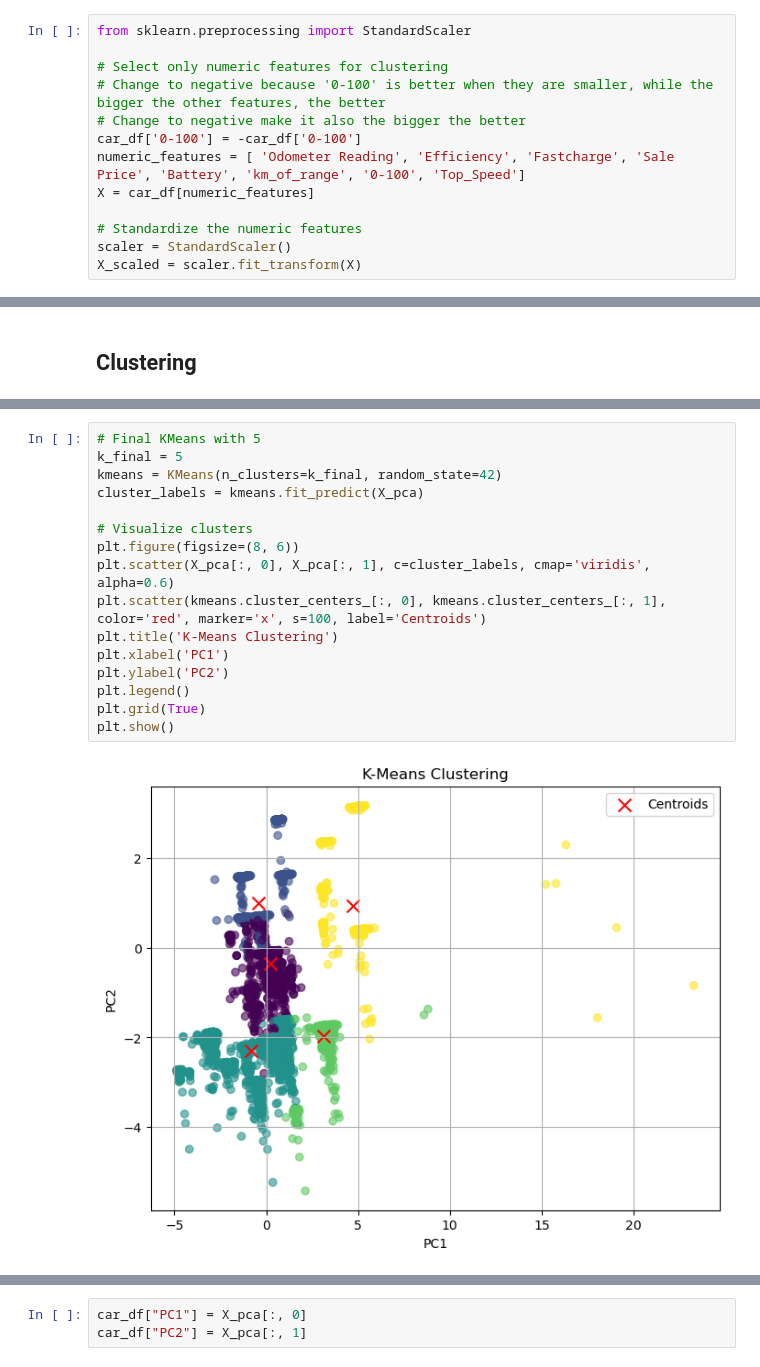
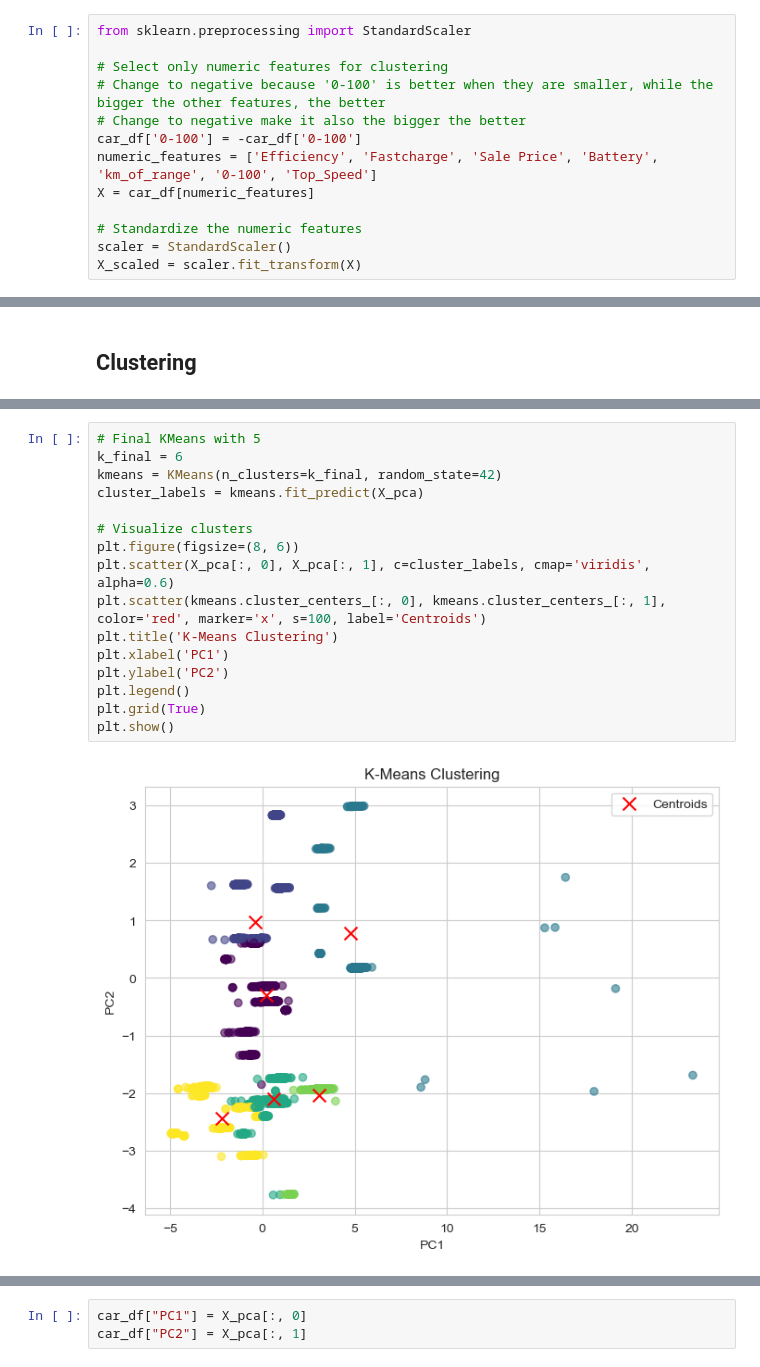
Before and after one commit to zezhenwang/si618-ev-project, a Jupyter notebook: Part_III.ipynb, the cells around one changed output, grey strips where cells are left out. Saved outputs shown, nothing was run; the diff lists cells and outputs as text.

Commit message:
Remove odometer

```diff
--- a/Part_III.ipynb
+++ b/Part_III.ipynb
@@ -370,7 +370,7 @@ from sklearn.preprocessing import StandardScaler
 # Change to negative because '0-100' is better when they are smaller, while the bigger the other features, the better
 # Change to negative make it also the bigger the better
 car_df['0-100'] = -car_df['0-100']
-numeric_features = [ 'Odometer Reading', 'Efficiency', 'Fastcharge', 'Sale Price', 'Battery', 'km_of_range', '0-100', 'Top_Speed']
+numeric_features = ['Efficiency', 'Fastcharge', 'Sale Price', 'Battery', 'km_of_range', '0-100', 'Top_Speed']
 X = car_df[numeric_features]
 
 # Standardize the numeric features
@@ -456,21 +456,21 @@ plt.show()
 # %%
 # Final KMeans with 5
-k_final = 5
+k_final = 6
 kmeans = KMeans(n_clusters=k_final, random_state=42)
 cluster_labels = kmeans.fit_predict(X_pca)
 
 # Visualize clusters
 plt.figure(figsize=(8, 6))
 plt.scatter(X_pca[:, 0], X_pca[:, 1], c=cluster_labels, cmap='viridis', alpha=0.6)
 plt.scatter(kmeans.cluster_centers_[:, 0], kmeans.cluster_centers_[:, 1], color='red', marker='x', s=100, label='Centroids')
 plt.title('K-Means Clustering')
 plt.xlabel('PC1')
 plt.ylabel('PC2')
 plt.legend()
 plt.grid(True)
 plt.show()
 # %% [output]
-[figure, old version]
+[figure, new version]
 # %%
 from sklearn.cluster import AgglomerativeClustering
 
```
Also changed, not shown: parts of 6 cells of this notebook, 2 other files.
